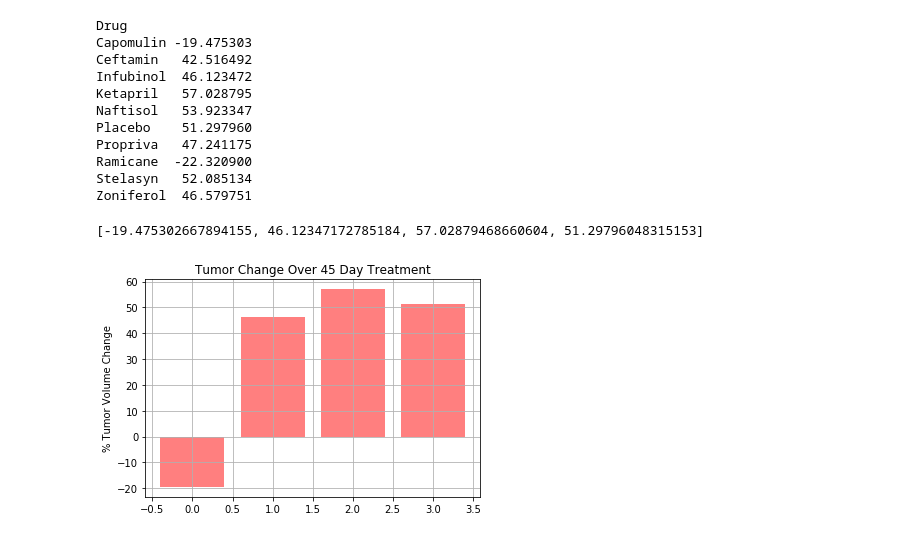
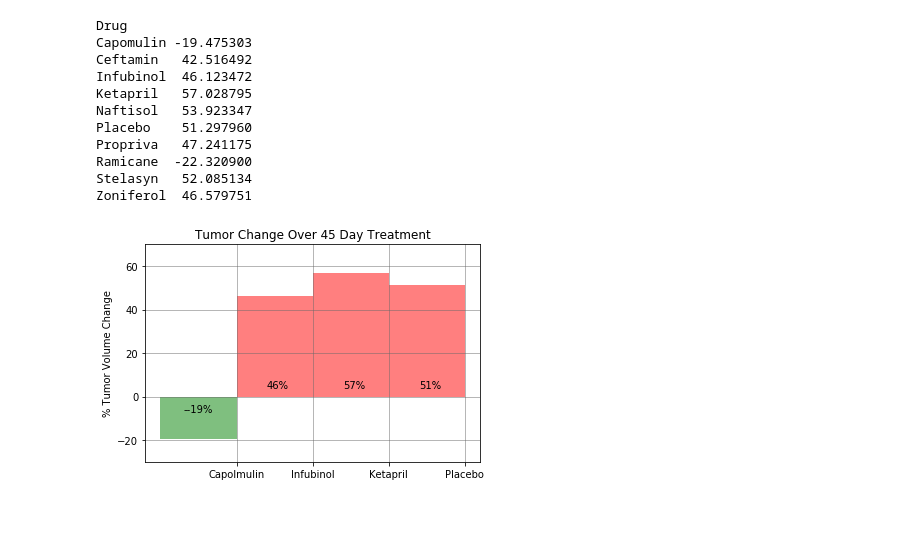
Before and after one commit to kyliejtan/Homework5, a Jupyter notebook: pymaceuticals_Kylie.ipynb, the cells around one changed output. Cells and saved outputs as stored; diff of their text form; code cells hidden in the pictures.

```diff
--- a/pymaceuticals_Kylie.ipynb
+++ b/pymaceuticals_Kylie.ipynb
@@ -330,31 +300,37 @@ Zoniferol  46.579751
 # %%
 # Store all Relevant Percent Changes into a Tuple
 pct_chng_array = pct_tumor_vol_chng_df.iloc[[0,2,3,5]].values
 pct_chng_list = pct_chng_array.tolist()
 pct_chng_flat_list = []
 for sublist in pct_chng_list:
     for item in sublist:
         pct_chng_flat_list.append(item)
-print(pct_chng_flat_list)
 x_axis = np.arange(len(pct_chng_flat_list))
 # Splice the data between passing and failing drugs
-plt.bar(x_axis, pct_chng_flat_list, color='r', alpha=0.5)
+fig, ax = plt.subplots()
+ax.bar(x_axis, pct_chng_flat_list, width=1, color=["g", "red", "red", "red"], alpha=0.5)
 
 # Orient widths. Add labels, tick marks, etc.
-plt.title("Tumor Change Over 45 Day Treatment")
-plt.ylabel("% Tumor Volume Change")
-plt.grid()
+ax.set_yticks(np.arange(-20, 80, 20))
+ax.set_ylim(-30, 70)
+ax.set_xticks(np.arange(0.5, 4.5 ,1))
+ax.set_xticklabels(["Capolmulin", "Infubinol", "Ketapril", "Placebo"])
+ax.set_title("Tumor Change Over 45 Day Treatment")
+ax.set_ylabel("% Tumor Volume Change")
+ax.grid(color="dimgray", alpha=0.8, linewidth=0.6)
 # Use functions to label the percentages of changes
-
+ax.text(-0.2, -7, "--19%")
+ax.text(0.9, 4, "46%")
+ax.text(1.9, 4, "57%")
+ax.text(2.9, 4, "51%")
 
 # Call functions to implement the function calls
 
 
 # Save the Figure
 
 
 # Show the Figure
-#fig.show()
+fig.show()
 # %% [output]
-[-19.475302667894155, 46.12347172785184, 57.02879468660604, 51.29796048315153]
-[figure, old version]
+[figure, new version]
```
Also changed, not shown: parts of 8 cells of this notebook.
